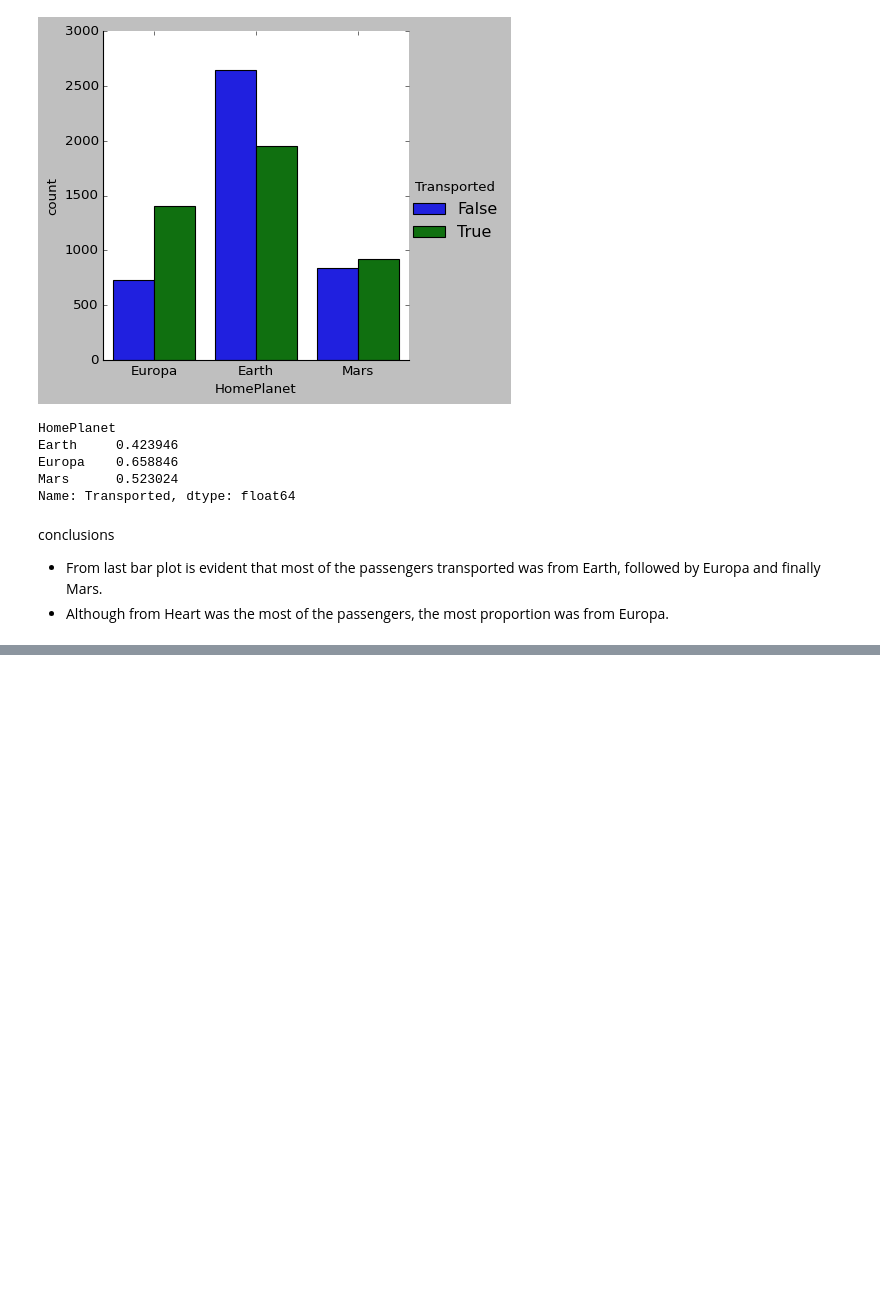
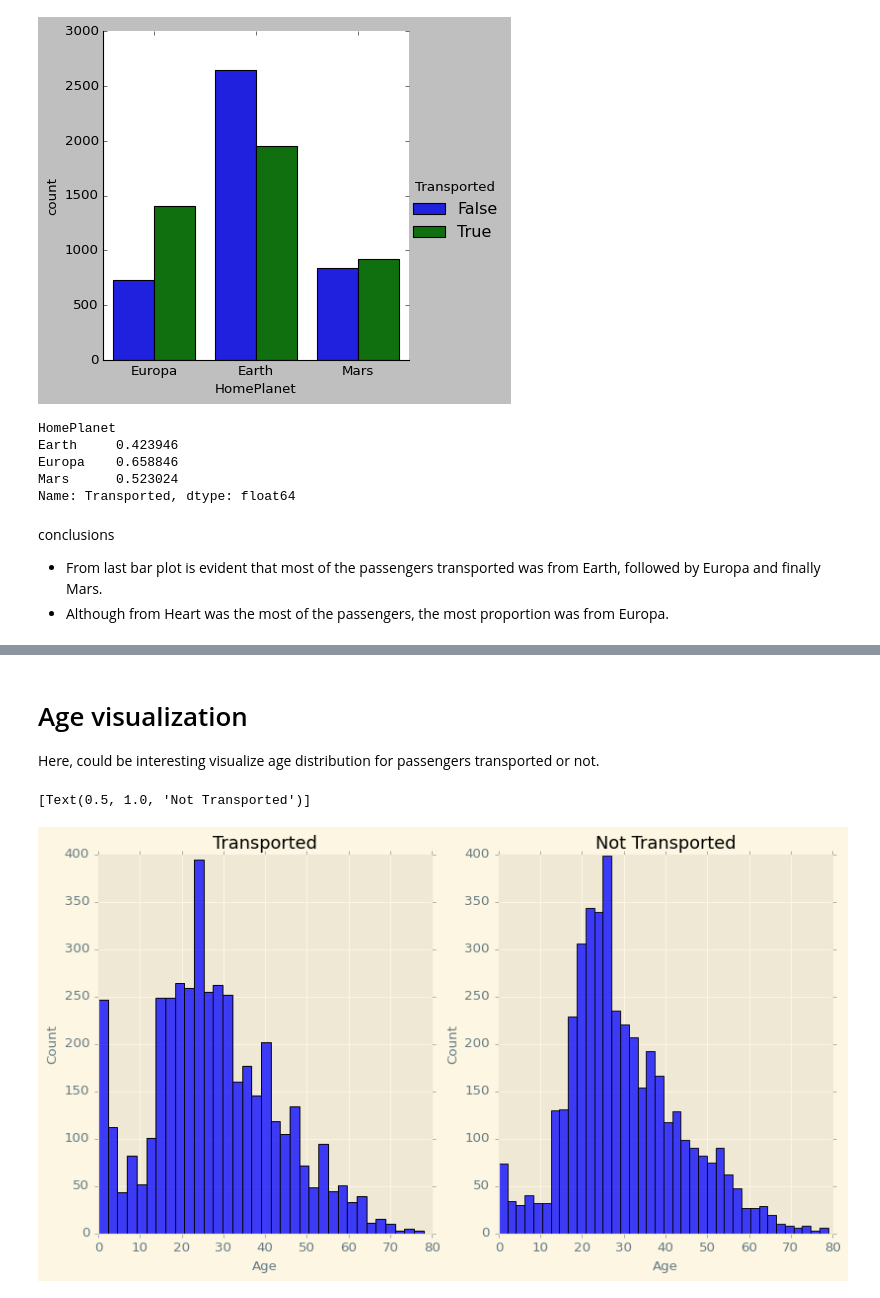
Before and after one commit to SebasAI95/Kaggle_challenge, a Jupyter notebook: spaceship_challenge_02.ipynb, the cells around one changed output, grey strips where cells are left out. Saved outputs shown, nothing was run; the diff lists cells and outputs as text; code cells hidden in the pictures; blank space fills up the shorter version.

```diff
--- a/spaceship_challenge_02.ipynb
+++ b/spaceship_challenge_02.ipynb
@@ -148,0 +179,13 @@ conclusions
+# %% [markdown]
+# Age visualization
+Here, could be interesting visualize age distribution for passengers transported or not.
+# %%
+train_data_true = train_data[train_data.Transported == True]
+train_data_false = train_data[train_data.Transported == False]
+
+fig, ax = plt.subplots(1, 2, figsize=(12,6))
+sns.histplot(x="Age", data=train_data_true, ax=ax[0]).set(title="Transported")
+sns.histplot(x="Age", data=train_data_false, ax=ax[1]).set(title="Not Transported")
+# %% [output]
+[Text(0.5, 1.0, 'Not Transported')]
+[figure, added]
```
Also changed, not shown: parts of 6 cells of this notebook.
